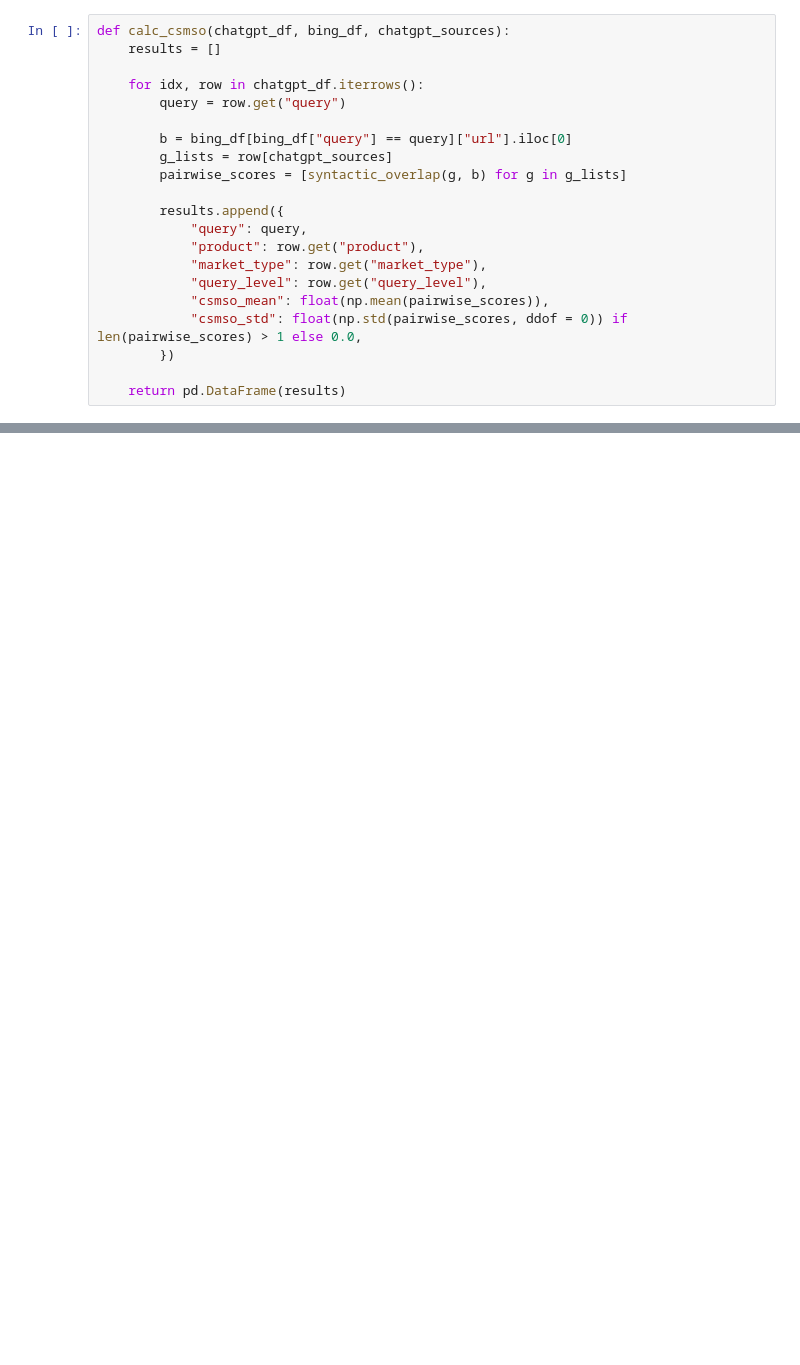
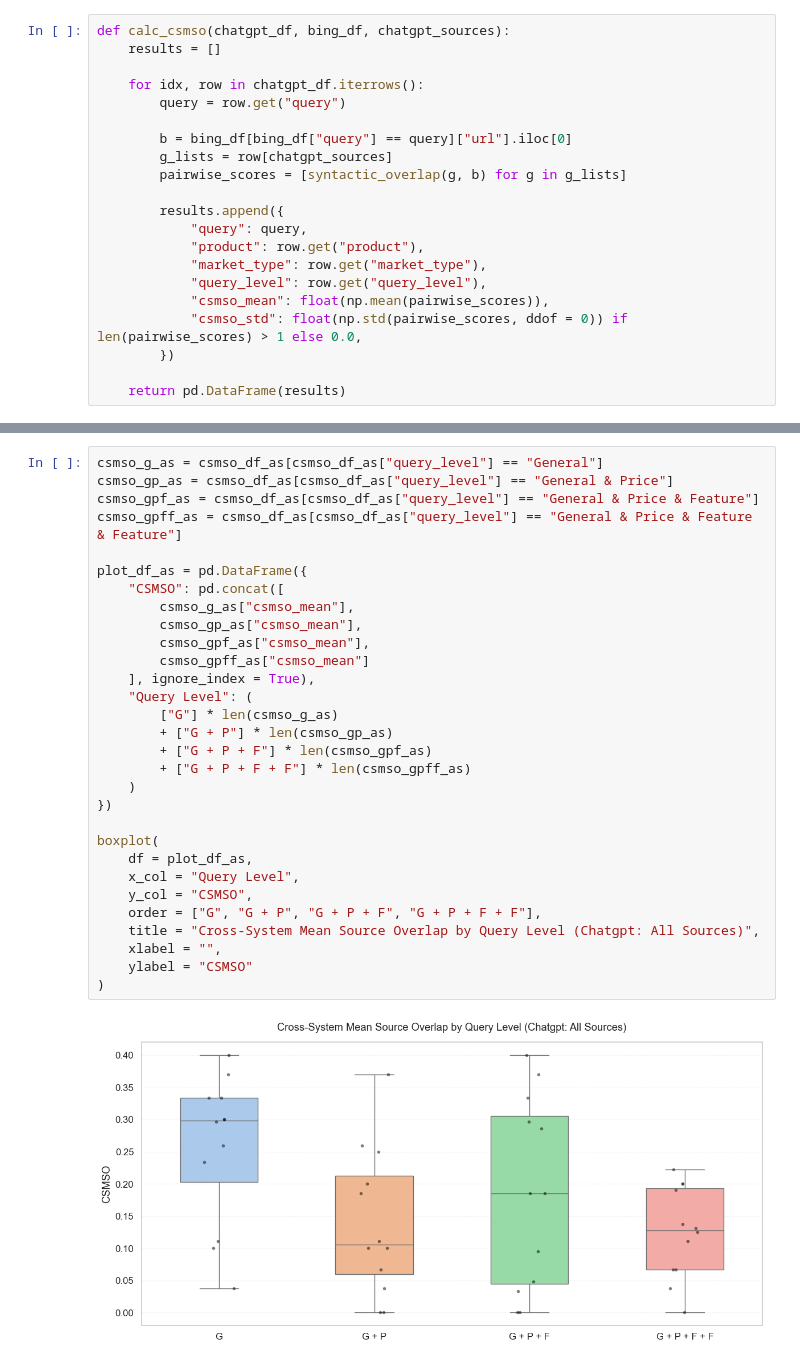
Before and after one commit to LorenzoCirac/Search-vs-Generation-A-Comparative-Study-of-Bing-and-ChatGPT-in-Product-Recommendations, a Jupyter notebook: notebooks/ChatGPT vs Bing/ChatGPT vs Bing Source Overlap.ipynb, the cells around one changed output, grey strips where cells are left out. Drawn from its saved outputs; the diff is of its cells as text; blank space fills up the shorter version.

```diff
--- a/notebooks/ChatGPT vs Bing/ChatGPT vs Bing Source Overlap.ipynb
+++ b/notebooks/ChatGPT vs Bing/ChatGPT vs Bing Source Overlap.ipynb
@@ -178,0 +233,32 @@ fig, ax = boxplot(
+# %%
+csmso_g_as = csmso_df_as[csmso_df_as["query_level"] == "General"]
+csmso_gp_as = csmso_df_as[csmso_df_as["query_level"] == "General & Price"]
+csmso_gpf_as = csmso_df_as[csmso_df_as["query_level"] == "General & Price & Feature"]
+csmso_gpff_as = csmso_df_as[csmso_df_as["query_level"] == "General & Price & Feature & Feature"]
+
+plot_df_as = pd.DataFrame({
+    "CSMSO": pd.concat([
+        csmso_g_as["csmso_mean"],
+        csmso_gp_as["csmso_mean"],
+        csmso_gpf_as["csmso_mean"],
+        csmso_gpff_as["csmso_mean"]
+    ], ignore_index = True),
+    "Query Level": (
+        ["G"] * len(csmso_g_as)
+        + ["G + P"] * len(csmso_gp_as)
+        + ["G + P + F"] * len(csmso_gpf_as)
+        + ["G + P + F + F"] * len(csmso_gpff_as)
+    )
+})
+
+boxplot(
+    df = plot_df_as,
+    x_col = "Query Level",
+    y_col = "CSMSO",
+    order = ["G", "G + P", "G + P + F", "G + P + F + F"],
+    title = "Cross-System Mean Source Overlap by Query Level (Chatgpt: All Sources)",
+    xlabel = "",
+    ylabel = "CSMSO"
+)
+# %% [output]
+[figure, added]
```
Also changed, not shown: parts of 9 cells of this notebook, 12 other files.
